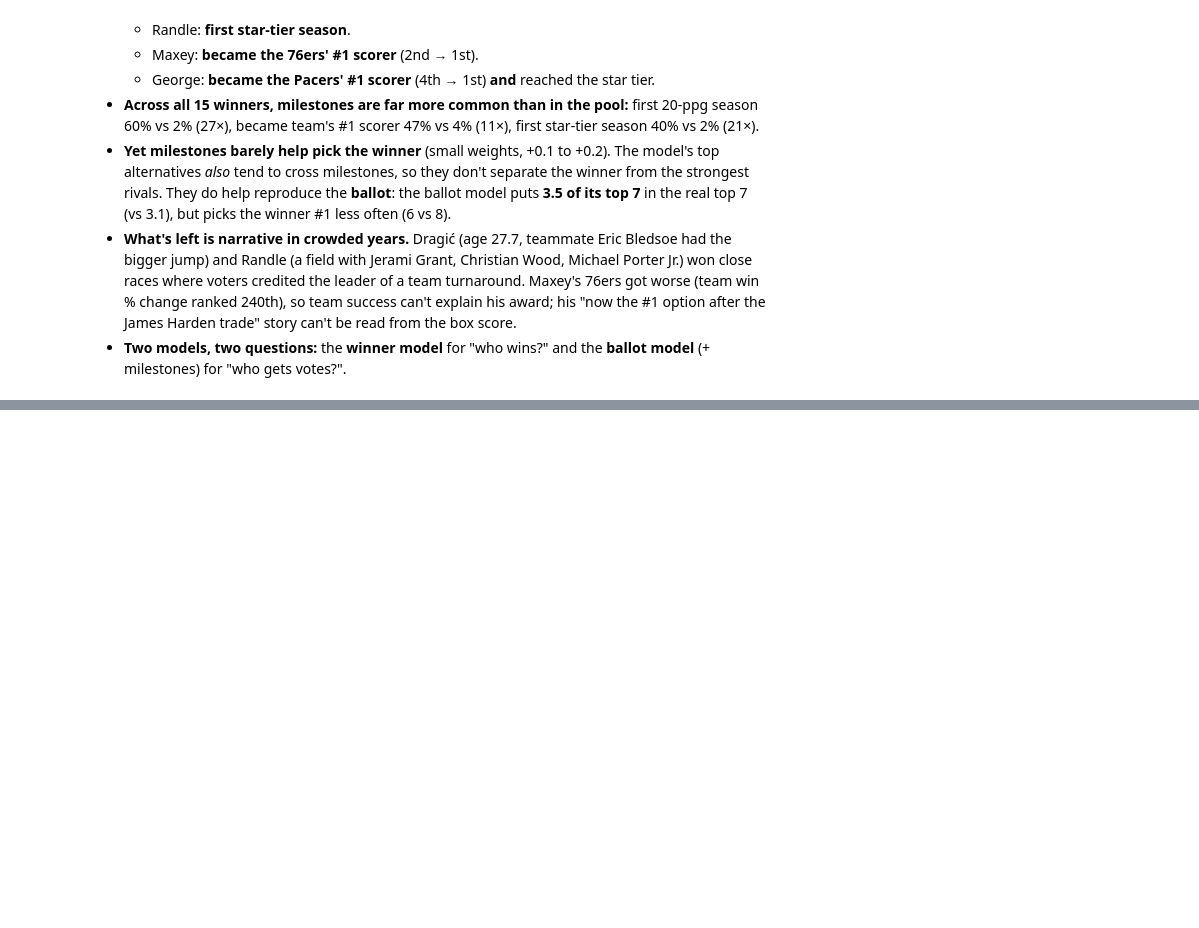
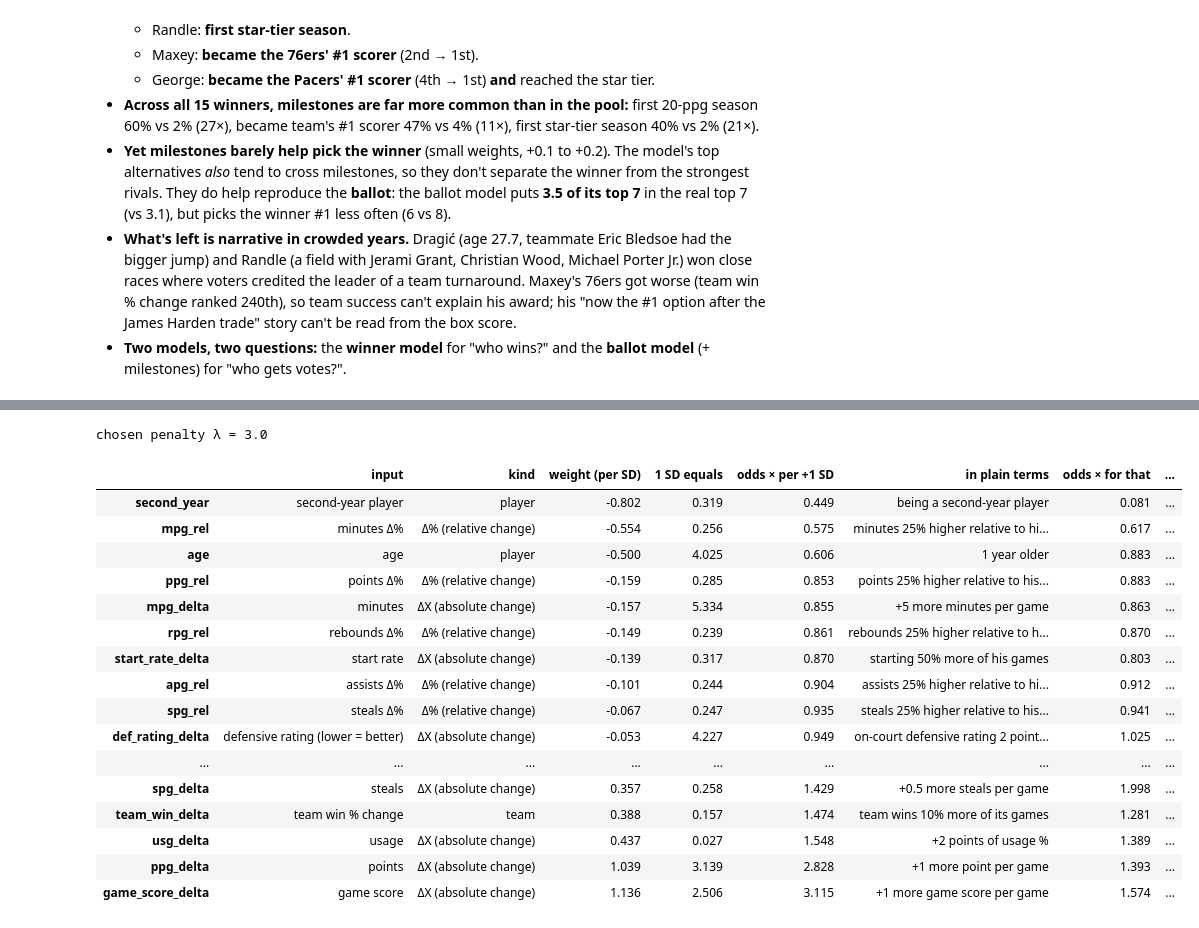
Before and after one commit to dan-j-e/unicorn-hunting, a Jupyter notebook: notebooks/10_mip_leaps.ipynb, the cells around one changed output, grey strips where cells are left out. Cells and saved outputs as stored; diff of their text form; code cells hidden in the pictures; blank space fills up the shorter version.

```diff
--- a/notebooks/10_mip_leaps.ipynb
+++ b/notebooks/10_mip_leaps.ipynb
@@ -925,0 +944,51 @@ top7_vs_votes_chart(PB, votes, c3,
+# %%
+from unicorn.mip import bootstrap_weights, choose_l2
+
+W_FINAL = ABSOLUTE_ALL + RELATIVE_ALL + TEAM + AGE + SECOND_YEAR
+lam = choose_l2(e3, W_FINAL)
+final_model = ChoiceModel(W_FINAL, lam).fit(e3)
+boot = bootstrap_weights(e3, W_FINAL, lam, n_boot=500)
+print("chosen penalty λ =", lam)
+
+# a natural-unit "step" for each input, to translate weights into plain terms
+STEP = {"ppg_delta": (1, "+1 more point per game"), "rpg_delta": (1, "+1 more rebound per game"), "apg_delta": (1, "+1 more assist per game"),
+        "spg_delta": (0.5, "+0.5 more steals per game"), "bpg_delta": (0.5, "+0.5 more blocks per game"), "mpg_delta": (5, "+5 more minutes per game"),
+        "game_score_delta": (1, "+1 more game score per game"), "ts_delta": (0.02, "+2 points of true shooting %"),
+        "usg_delta": (0.02, "+2 points of usage %"), "start_rate_delta": (0.5, "starting 50% more of his games"),
+        "def_rating_delta": (-2, "on-court defensive rating 2 points better"), "team_win_delta": (0.10, "team wins 10% more of its games"),
+        "age": (1, "1 year older"), "second_year": (1, "being a second-year player"),
+        **{f"{s}_rel": (np.log(1.25), f"{lab} 25% higher relative to his baseline") for s, lab in
+           [("ppg", "points"), ("rpg", "rebounds"), ("apg", "assists"), ("spg", "steals"), ("bpg", "blocks"), ("mpg", "minutes"),
+            ("game_score", "game score"), ("ts", "true shooting"), ("usg", "usage"), ("def_rating", "defensive rating")]}}
+KIND = {**{c: "ΔX (absolute change)" for c in ABSOLUTE_ALL}, **{c: "Δ% (relative change)" for c in RELATIVE_ALL},
+        "team_win_delta": "team", "age": "player", "second_year": "player"}
+w = pd.Series(final_model.coef_, index=W_FINAL)
+weights = pd.DataFrame({
+    "input": [nice.get(c, c) for c in W_FINAL], "kind": [KIND[c] for c in W_FINAL],
+    "weight (per SD)": w.values, "1 SD equals": final_model.std_,
+    "odds × per +1 SD": np.exp(w.values),
+    "in plain terms": [STEP[c][1] for c in W_FINAL],
+    "odds × for that": np.exp(w.values / final_model.std_ * np.array([STEP[c][0] for c in W_FINAL])),
+    "90% range (low)": np.percentile(boot, 5, axis=0), "90% range (high)": np.percentile(boot, 95, axis=0),
+    "same sign in refits": (np.sign(boot) == np.sign(w.values)).mean(axis=0),
+}, index=W_FINAL).sort_values("weight (per SD)")
+weights.round(3)
+# %% [output]
+chosen penalty λ = 3.0
+|  | input | kind | weight (per SD) | 1 SD equals | odds × per +1 SD | in plain terms | odds × for that | ... |
+| second_year | second-year player | player | -0.802 | 0.319 | 0.449 | being a second-year player | 0.081 | ... |
+| mpg_rel | minutes Δ% | Δ% (relative change) | -0.554 | 0.256 | 0.575 | minutes 25% higher relative to hi... | 0.617 | ... |
+| age | age | player | -0.500 | 4.025 | 0.606 | 1 year older | 0.883 | ... |
+| ppg_rel | points Δ% | Δ% (relative change) | -0.159 | 0.285 | 0.853 | points 25% higher relative to his... | 0.883 | ... |
+| mpg_delta | minutes | ΔX (absolute change) | -0.157 | 5.334 | 0.855 | +5 more minutes per game | 0.863 | ... |
+| rpg_rel | rebounds Δ% | Δ% (relative change) | -0.149 | 0.239 | 0.861 | rebounds 25% higher relative to h... | 0.870 | ... |
+| start_rate_delta | start rate | ΔX (absolute change) | -0.139 | 0.317 | 0.870 | starting 50% more of his games | 0.803 | ... |
+| apg_rel | assists Δ% | Δ% (relative change) | -0.101 | 0.244 | 0.904 | assists 25% higher relative to hi... | 0.912 | ... |
+| spg_rel | steals Δ% | Δ% (relative change) | -0.067 | 0.247 | 0.935 | steals 25% higher relative to his... | 0.941 | ... |
+| def_rating_delta | defensive rating (lower = better) | ΔX (absolute change) | -0.053 | 4.227 | 0.949 | on-court defensive rating 2 point... | 1.025 | ... |
+| ... | ... | ... | ... | ... | ... | ... | ... | ... |
+| spg_delta | steals | ΔX (absolute change) | 0.357 | 0.258 | 1.429 | +0.5 more steals per game | 1.998 | ... |
+| team_win_delta | team win % change | team | 0.388 | 0.157 | 1.474 | team wins 10% more of its games | 1.281 | ... |
+| usg_delta | usage | ΔX (absolute change) | 0.437 | 0.027 | 1.548 | +2 points of usage % | 1.389 | ... |
+| ppg_delta | points | ΔX (absolute change) | 1.039 | 3.139 | 2.828 | +1 more point per game | 1.393 | ... |
+| game_score_delta | game score | ΔX (absolute change) | 1.136 | 2.506 | 3.115 | +1 more game score per game | 1.574 | ... |
```
Also changed, not shown: parts of 6 cells of this notebook, 3 other files.
